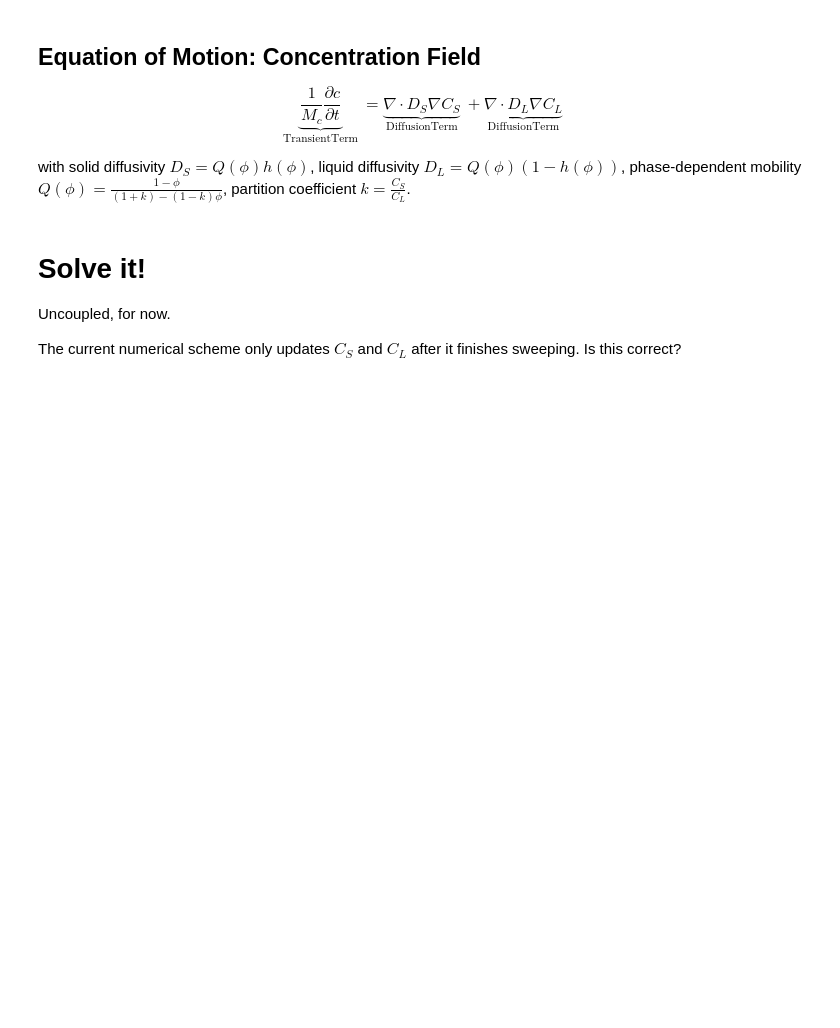
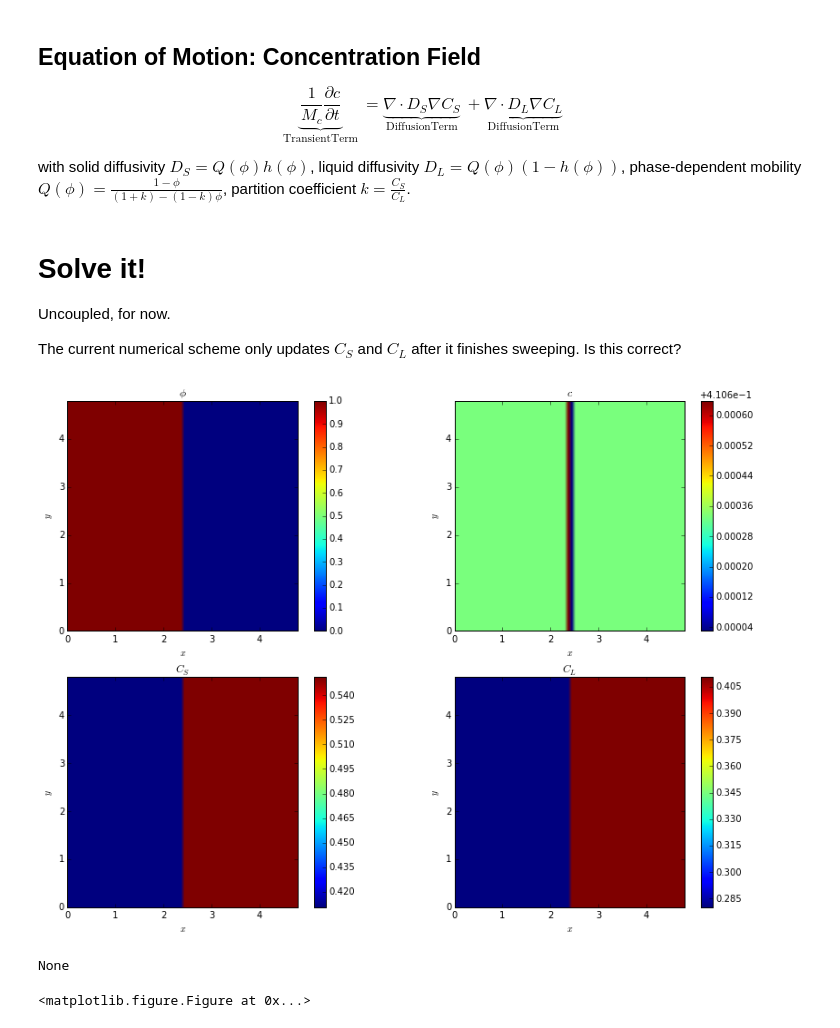
Before and after one commit to tkphd/KKS-binary-solidification, a Jupyter notebook: FiPy-KKS.ipynb, the cells around one changed output. Saved outputs shown, nothing was run; the diff lists cells and outputs as text; code cells hidden in the pictures; blank space fills up the shorter version.

```diff
--- a/FiPy-KKS.ipynb
+++ b/FiPy-KKS.ipynb
@@ -274,15 +280,15 @@ For testing, the domain contains two circular solid seeds of different radii. Th
 # Spacetime parameters
 nx = ny = 64       # domain size
 dx = dy = 0.075    # mesh resolution
-dt = Variable(0.1) # initial timestep
+dt = Variable(0.01) # initial timestep
 
 # Grid and scalar fields
 mesh = Grid2D(nx=nx, ny=ny, dx=dx, dy=dy)
 x, y = mesh.cellCenters
 phase = CellVariable(mesh=mesh, hasOld=True)
 conc  = CellVariable(mesh=mesh, hasOld=True)
-Cs    = CellVariable(mesh=mesh, hasOld=False)
-Cl    = CellVariable(mesh=mesh, hasOld=False)
+Cs    = CellVariable(mesh=mesh, hasOld=True)
+Cl    = CellVariable(mesh=mesh, hasOld=True)
 # %%
 # Flat field initializations
 conc[:] = (Cse + Cle)/2.
@@ -369,18 +382,25 @@ $$ \underbrace{\frac{1}{M_c}\frac{\partial c}{\partial t}}_{\text{TransientTerm}
 
 with solid diffusivity $D_S = Q(\phi) h(\phi)$, liquid diffusivity $D_L = Q(\phi) (1-h(\phi))$, phase-dependent mobility $Q(\phi)=\frac{1-\phi}{(1+k) - (1-k)\phi}$, partition coefficient $k=\frac{C_S}{C_L}$.
 # %%
-def Q(phi_, Cs_, Cl_):
-    K = Cs / Cl
-    return (1.-phi_) / (1. + K - (1. - K) * phi_)
+#def Q(phi_, Cs_, Cl_):
+#    K = Cs / Cl
+#    return (1.-phi_) / (1. + K - (1. - K) * phi_)
+#
+#Ds = Q(phase, Cs, Cl) * h(phase)
+#Dl = Q(phase, Cs, Cl) * (1. - h(phase))
+def Q(phi_):
+    return  (1.-phi_) / (1. + k - (1. - k) * phi_)
 
-Ds = Q(phase, Cs, Cl) * h(phase)
-Dl = Q(phase, Cs, Cl) * (1. - h(phase))
+Ds = Q(phase) * h(phase)
+Dl = Q(phase) * (1. - h(phase))
+
 Mc = dx**2 / 16.
+
 # Hang on... in this case is k defined by the thermodynamic model
 # (minima of the free energy curves), or is it a local quantity? Uh oh...
 # Provatas' Eqn. 6.42 (p. 107) does not clarify.
 
-# This might be why the MMSP implementation isn't doing much.
+# This might be why the MMSP implementation isn't doing much...
 
 concEq = (TransientTerm(coeff=Mc, var=conc) == DiffusionTerm(coeff=Ds, var=Cs) + DiffusionTerm(coeff=Dl, var=Cl))
 # %% [markdown]
@@ -389,8 +409,8 @@ Uncoupled, for now.
 
 The current numerical scheme only updates $C_S$ and $C_L$ after it finishes sweeping. Is this correct?
 # %%
-total_steps = 25
-sweeps = 3
+total_steps = 100
+sweeps = 2
 tolerance = 0.1
 
 elapsed_time = 0.0
@@ -410,40 +430,46 @@ while current_step < total_steps:
     for sweep in range(sweeps):
         res_phase = phaseEq.sweep(phase, dt=dt.value, solver=solver)
         res_conc  =  concEq.sweep(conc,  dt=dt.value, solver=solver)
+        # Interpolate Cs and Cl using the new values
+        Cs.value = interpolateCs(phase, conc, grid=False)
+        Cl.value = interpolateCl(phase, conc, grid=False)
 
     solid_area = (np.array(phase.globalValue)>0.5).sum()*dx*dy # initial size of solid nucleus
 
     if parallelComm.procID==0:
         print
         print 'dt', dt.value
         print 'current time  ', current_step
         print 'phase residual', res_phase0,  res_phase
         print 'conc residual ', res_conc0,   res_conc
         print 'solid area    ', solid_area
 
     if (res_phase < res_phase0 * tolerance) and (res_conc < res_conc0 * tolerance):
         elapsed_time += dt.value
         current_step += 1
         dt.setValue(dt.value * 1.1)
-        # Interpolate Cs and Cl using the new values
-        Cs.value = interpolateCs(phase, conc, grid=False)
-        Cl.value = interpolateCl(phase, conc, grid=False)
-        display.display(viewer.plot())
         if current_step % 10 == 0:
+            display.display(viewer.plot())
             glp = phase.globalValue
             glc = conc.globalValue
             glcs = Cs.globalValue
             glcl = Cl.globalValue
             if parallelComm.procID==0:
                 np.savez_compressed('data/FiPy/dump{0}.npz'.format(current_step), \
                                     phase=np.array(glp), \
                                     conc=np.array(glc), \
                                     Cs=np.array(glcs), \
                                     Cl=np.array(glcl), \
                                     elapsed_time=np.array(elapsed_time))
     else:
         dt.setValue(dt.value * 0.8)
         phase[:] = phase.old
-        conc[:] == conc.old
+        conc[:] = conc.old
+        Cs[:] = Cs.old
+        Cl[:] = Cl.old
+# %% [output]
+[figure, added]
+None
+<matplotlib.figure.Figure at 0x...>
 # %%
 viewer.plot()
```
Also changed, not shown: parts of 5 cells of this notebook.
